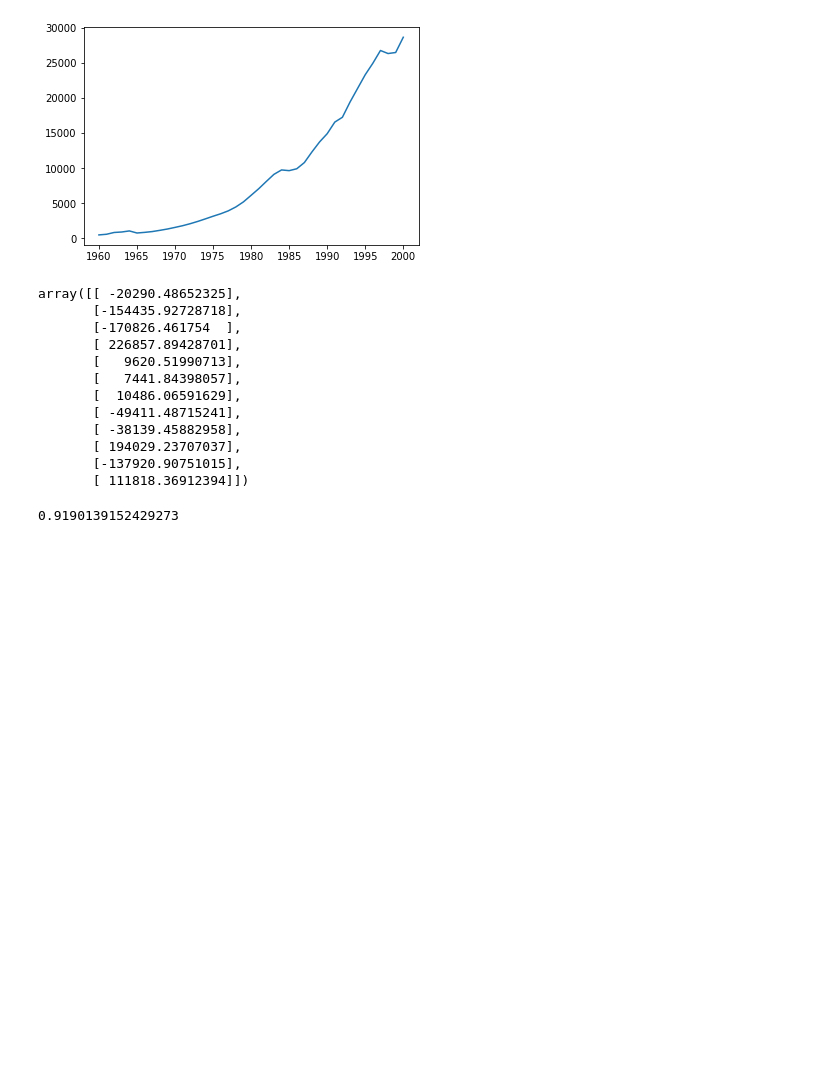
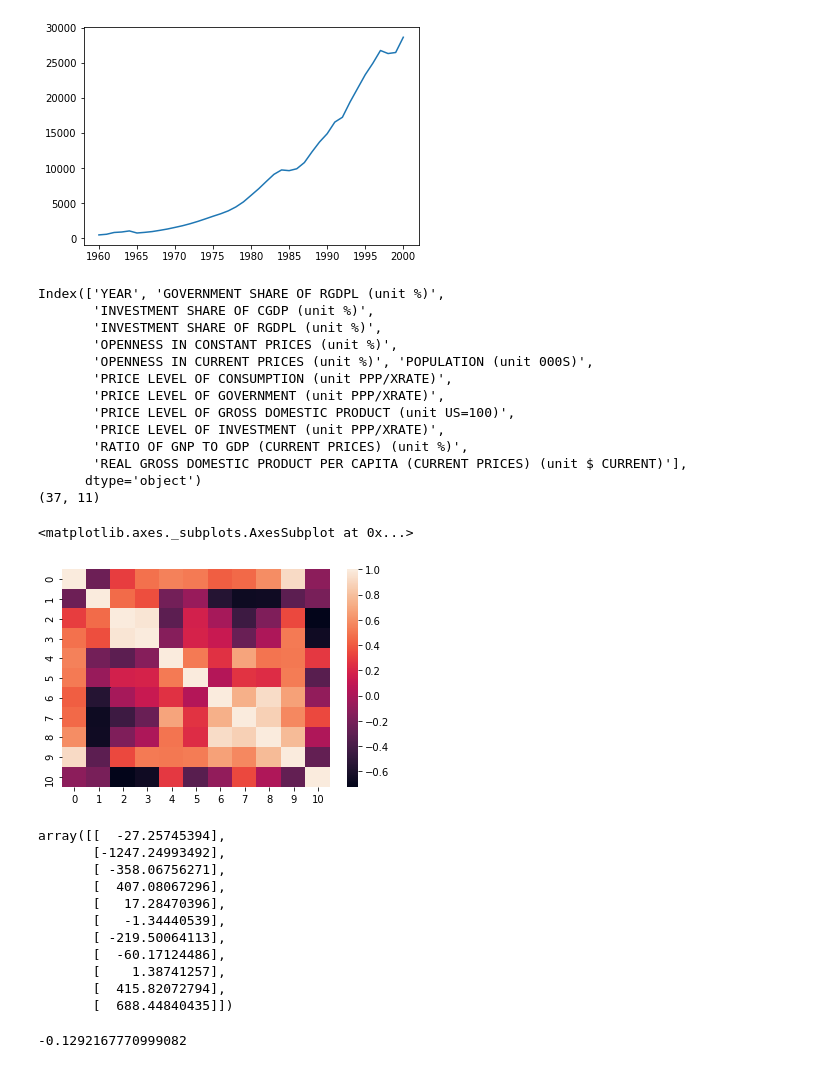
Before and after one commit to NizarGhandri/GDP, a Jupyter notebook: notebooks/singapore_model.ipynb, the cells around one changed output. Drawn from its saved outputs; the diff is of its cells as text; code cells hidden in the pictures; blank space fills up the shorter version.

```diff
--- a/notebooks/singapore_model.ipynb
+++ b/notebooks/singapore_model.ipynb
@@ -44,22 +40,47 @@ X = z_score_scaling(X)
+# %%
+X, y = X_y_from_dataset(dataset)
+print(dataset.columns)
+print(X.shape)
+X = build_poly(X, 2)[:, 1:]
+correlation_matrix = np.corrcoef(X, rowvar=False)
+import seaborn as sns
+sns.heatmap(correlation_matrix)
+dataset.iloc[:,:-1].columns[np.sum(correlation_matrix > 0.98, axis=1) > 1]
+#X = z_score_scaling(X)
+# %% [output]
+Index(['YEAR', 'GOVERNMENT SHARE OF RGDPL (unit %)',
+       'INVESTMENT SHARE OF CGDP (unit %)',
+       'INVESTMENT SHARE OF RGDPL (unit %)',
+       'OPENNESS IN CONSTANT PRICES (unit %)',
+       'OPENNESS IN CURRENT PRICES (unit %)', 'POPULATION (unit 000S)',
+       'PRICE LEVEL OF CONSUMPTION (unit PPP/XRATE)',
+       'PRICE LEVEL OF GOVERNMENT (unit PPP/XRATE)',
+       'PRICE LEVEL OF GROSS DOMESTIC PRODUCT (unit US=100)',
+       'PRICE LEVEL OF INVESTMENT (unit PPP/XRATE)',
+       'RATIO OF GNP TO GDP (CURRENT PRICES) (unit %)',
+       'REAL GROSS DOMESTIC PRODUCT PER CAPITA (CURRENT PRICES) (unit $ CURRENT)'],
+      dtype='object')
+(37, 11)
+<matplotlib.axes._subplots.AxesSubplot at 0x...>
+[figure, added]
 # %%
 X_train, X_test, y_train, y_test = split(X, y)
 w = least_squares(X_train, y_train)
 w
 # %% [output]
-array([[ -20290.48652325],
-       [-154435.92728718],
-       [-170826.461754  ],
-       [ 226857.89428701],
-       [   9620.51990713],
-       [   7441.84398057],
-       [  10486.06591629],
-       [ -49411.48715241],
-       [ -38139.45882958],
-       [ 194029.23707037],
-       [-137920.90751015],
-       [ 111818.36912394]])
+array([[  -27.25745394],
+       [-1247.24993492],
+       [ -358.06756271],
+       [  407.08067296],
+       [   17.28470396],
+       [   -1.34440539],
+       [ -219.50064113],
+       [  -60.17124486],
+       [    1.38741257],
+       [  415.82072794],
+       [  688.44840435]])
 # %%
 r_2 = R_squared(y_test, predict(X_test,w))
 r_2
 # %% [output]
-0.9190139152429273
+-0.1292167770999082
```
Also changed, not shown: parts of 1 cell of this notebook, 1 other file.
